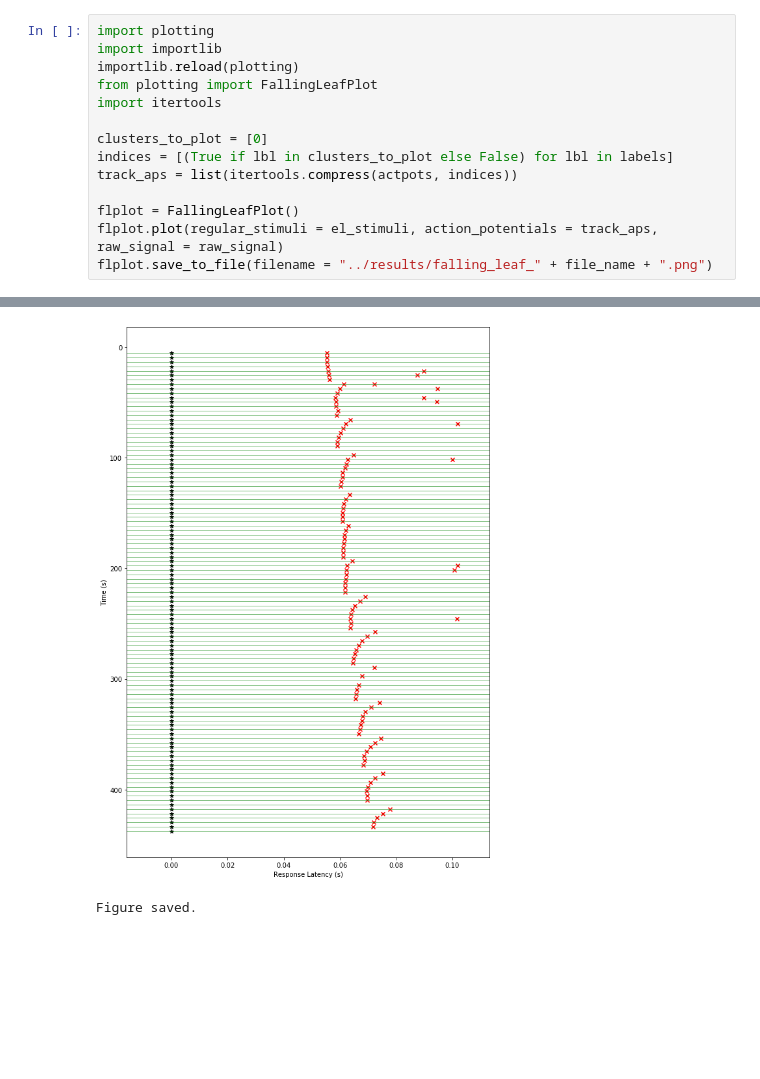
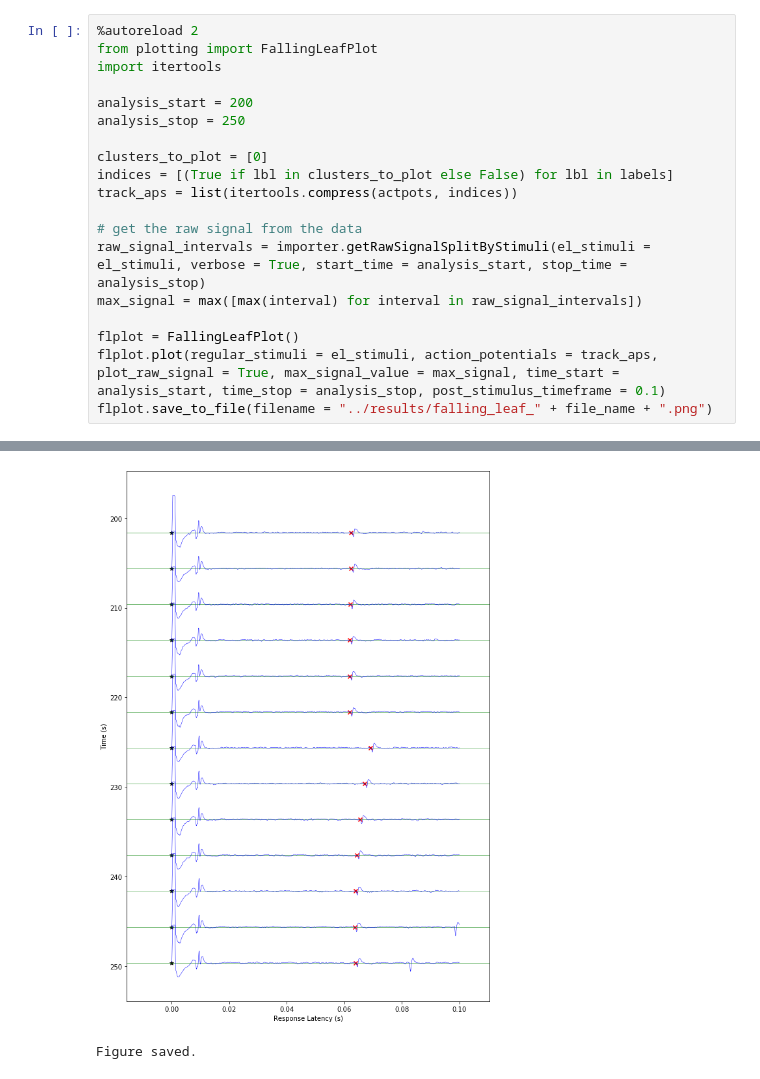
Before and after one commit to rwth-imi/openMNGlab, a Jupyter notebook: code/Falling-Leaf-Plot.ipynb, the cells around one changed output, grey strips where cells are left out. Cells and saved outputs as stored; diff of their text form; blank space fills up the shorter version.

Commit message:
* Added signal to falling leaf plot * Spike importer can now chop the signal along the stimuli * Sampling rate is stored in the importer object

```diff
--- a/code/Falling-Leaf-Plot.ipynb
+++ b/code/Falling-Leaf-Plot.ipynb
@@ -104,15 +102,20 @@ fig.savefig(results_folder + "dbscan_clustering_" + file_name + results_ending,
 # %%
-import plotting
-import importlib
-importlib.reload(plotting)
+%autoreload 2
 from plotting import FallingLeafPlot
 import itertools
+
+analysis_start = 200
+analysis_stop = 250
 
 clusters_to_plot = [0]
 indices = [(True if lbl in clusters_to_plot else False) for lbl in labels]
 track_aps = list(itertools.compress(actpots, indices))
 
+# get the raw signal from the data
+raw_signal_intervals = importer.getRawSignalSplitByStimuli(el_stimuli = el_stimuli, verbose = True, start_time = analysis_start, stop_time = analysis_stop)
+max_signal = max([max(interval) for interval in raw_signal_intervals])
+
 flplot = FallingLeafPlot()
-flplot.plot(regular_stimuli = el_stimuli, action_potentials = track_aps, raw_signal = raw_signal)
+flplot.plot(regular_stimuli = el_stimuli, action_potentials = track_aps, plot_raw_signal = True, max_signal_value = max_signal, time_start = analysis_start, time_stop = analysis_stop, post_stimulus_timeframe = 0.1)
 flplot.save_to_file(filename = "../results/falling_leaf_" + file_name + ".png")
 # %% [output]
@@ -119,2 +137,2 @@ flplot.save_to_file(filename = "../results/falling_leaf_" + file_name + ".png")
-[figure, old version]
+[figure, new version]
-Figure saved.
+Figure saved.
```
Also changed, not shown: parts of 4 cells of this notebook, 7 other files.
